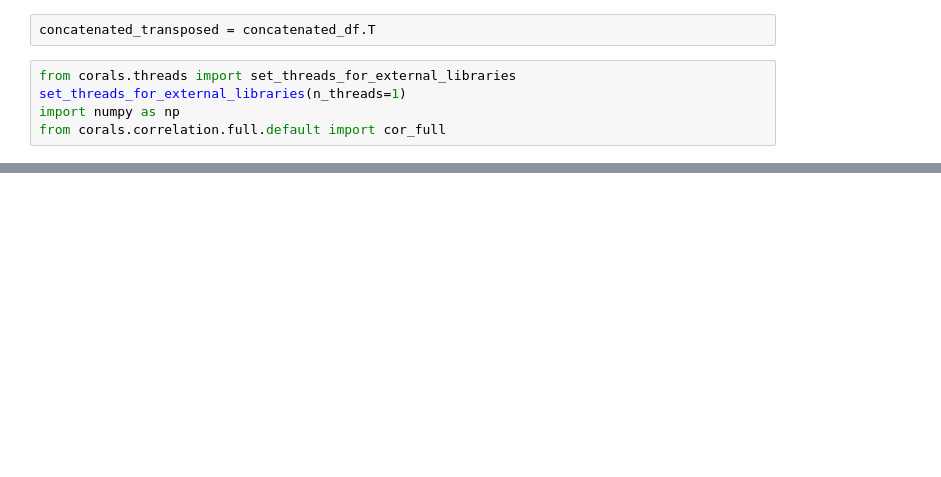
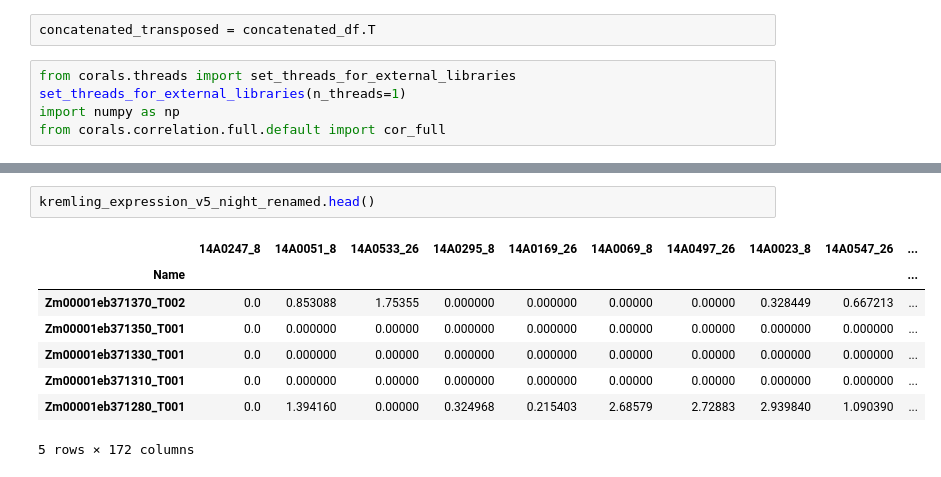
Before and after one commit to SantosRAC/maize_microbiome_transcriptomics, a Jupyter notebook: correlations_rnaseq_metataxonomics/expr_otus_correlations.ipynb, the cells around one changed output, grey strips where cells are left out. Drawn from its saved outputs; the diff is of its cells as text; blank space fills up the shorter version.

```diff
--- a/correlations_rnaseq_metataxonomics/expr_otus_correlations.ipynb
+++ b/correlations_rnaseq_metataxonomics/expr_otus_correlations.ipynb
@@ -654,0 +633,11 @@ correlated_pairs_file.close()
+# %%
+kremling_expression_v5_night_renamed.head()
+# %% [output]
+|  | 14A0247_8 | 14A0051_8 | 14A0533_26 | 14A0295_8 | 14A0169_26 | 14A0069_8 | 14A0497_26 | 14A0023_8 | 14A0547_26 | ... |
+| Name |  |  |  |  |  |  |  |  |  | ... |
+| Zm00001eb371370_T002 | 0.0 | 0.853088 | 1.75355 | 0.000000 | 0.000000 | 0.00000 | 0.00000 | 0.328449 | 0.667213 | ... |
+| Zm00001eb371350_T001 | 0.0 | 0.000000 | 0.00000 | 0.000000 | 0.000000 | 0.00000 | 0.00000 | 0.000000 | 0.000000 | ... |
+| Zm00001eb371330_T001 | 0.0 | 0.000000 | 0.00000 | 0.000000 | 0.000000 | 0.00000 | 0.00000 | 0.000000 | 0.000000 | ... |
+| Zm00001eb371310_T001 | 0.0 | 0.000000 | 0.00000 | 0.000000 | 0.000000 | 0.00000 | 0.00000 | 0.000000 | 0.000000 | ... |
+| Zm00001eb371280_T001 | 0.0 | 1.394160 | 0.00000 | 0.324968 | 0.215403 | 2.68579 | 2.72883 | 2.939840 | 1.090390 | ... |
+5 rows × 172 columns
```
Also changed, not shown: parts of 46 cells of this notebook.
